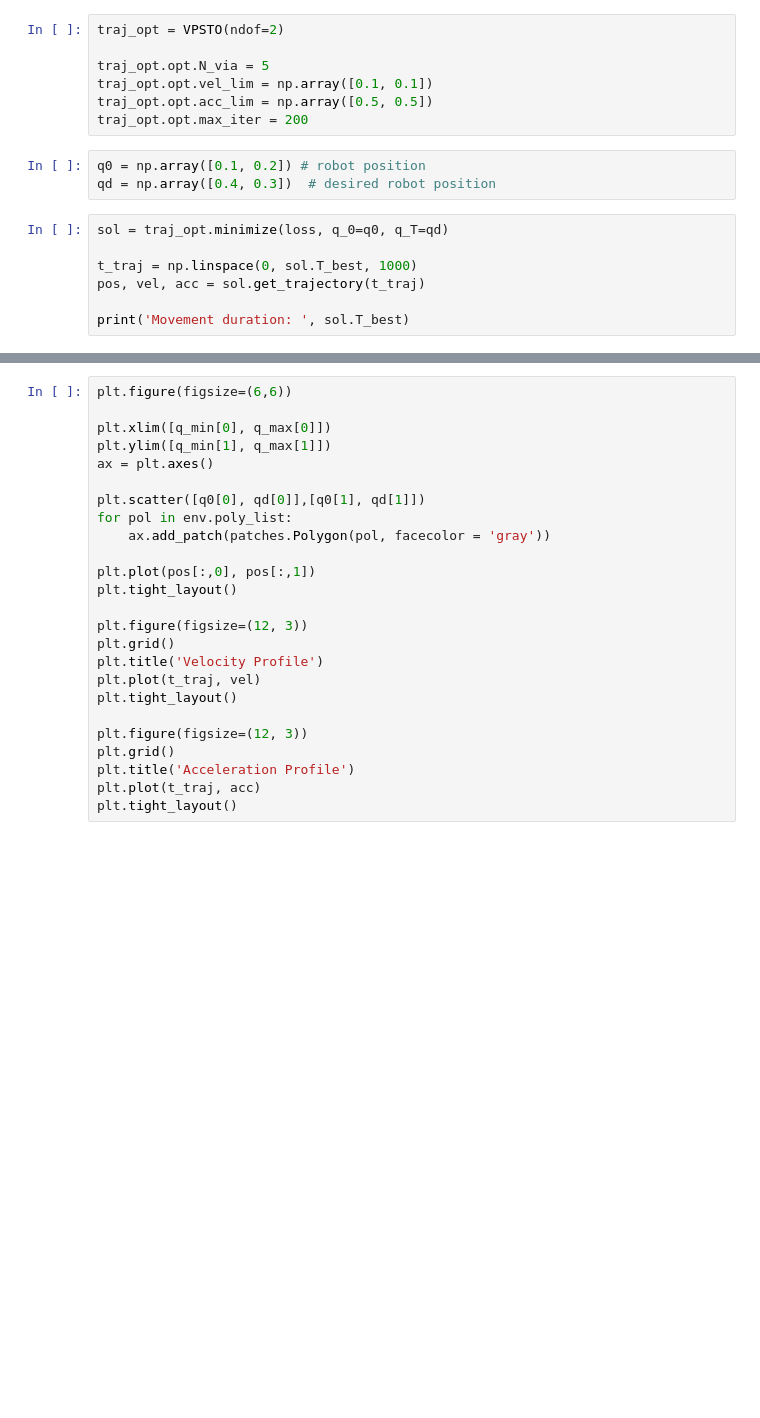
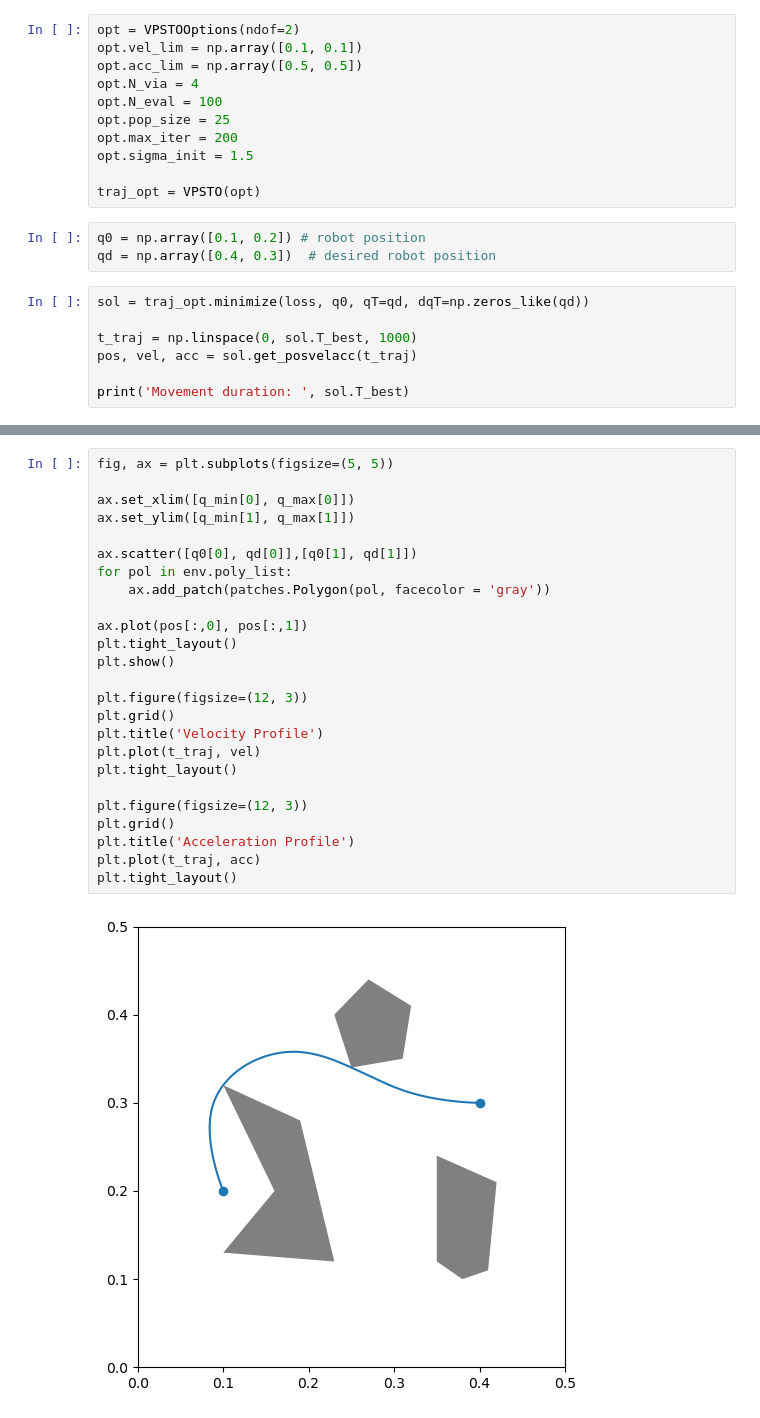
Before and after one commit to JuJankowski/vp-sto, a Jupyter notebook: examples/2D_collision_avoidance_set_final_position.ipynb, the cells around one changed output, grey strips where cells are left out. Saved outputs shown, nothing was run; the diff lists cells and outputs as text; blank space fills up the shorter version.

```diff
--- a/examples/2D_collision_avoidance_set_final_position.ipynb
+++ b/examples/2D_collision_avoidance_set_final_position.ipynb
@@ -48,19 +48,23 @@ def loss(candidates):
     cost_limits = loss_limits(candidates)
     return candidates['T'] + 1e-3 * cost_curvature + 1e3 * cost_collision + 1e3 * cost_limits
 # %%
-traj_opt = VPSTO(ndof=2)
+opt = VPSTOOptions(ndof=2)
+opt.vel_lim = np.array([0.1, 0.1])
+opt.acc_lim = np.array([0.5, 0.5])
+opt.N_via = 4
+opt.N_eval = 100
+opt.pop_size = 25
+opt.max_iter = 200
+opt.sigma_init = 1.5
 
-traj_opt.opt.N_via = 5
-traj_opt.opt.vel_lim = np.array([0.1, 0.1])
-traj_opt.opt.acc_lim = np.array([0.5, 0.5])
-traj_opt.opt.max_iter = 200
+traj_opt = VPSTO(opt)
 # %%
 q0 = np.array([0.1, 0.2]) # robot position
 qd = np.array([0.4, 0.3])  # desired robot position
 # %%
-sol = traj_opt.minimize(loss, q_0=q0, q_T=qd)
+sol = traj_opt.minimize(loss, q0, qT=qd, dqT=np.zeros_like(qd))
 
 t_traj = np.linspace(0, sol.T_best, 1000)
-pos, vel, acc = sol.get_trajectory(t_traj)
+pos, vel, acc = sol.get_posvelacc(t_traj)
 
 print('Movement duration: ', sol.T_best)
@@ -67,25 +74,27 @@ print('Movement duration: ', sol.T_best)
 # %%
-plt.figure(figsize=(6,6))
+fig, ax = plt.subplots(figsize=(5, 5))
 
-plt.xlim([q_min[0], q_max[0]])
-plt.ylim([q_min[1], q_max[1]])
-ax = plt.axes()
+ax.set_xlim([q_min[0], q_max[0]])
+ax.set_ylim([q_min[1], q_max[1]])
 
-plt.scatter([q0[0], qd[0]],[q0[1], qd[1]])
+ax.scatter([q0[0], qd[0]],[q0[1], qd[1]])
 for pol in env.poly_list:
     ax.add_patch(patches.Polygon(pol, facecolor = 'gray'))
 
-plt.plot(pos[:,0], pos[:,1])
+ax.plot(pos[:,0], pos[:,1])
 plt.tight_layout()
+plt.show()
 
 plt.figure(figsize=(12, 3))
 plt.grid()
 plt.title('Velocity Profile')
 plt.plot(t_traj, vel)
 plt.tight_layout()
 
 plt.figure(figsize=(12, 3))
 plt.grid()
 plt.title('Acceleration Profile')
 plt.plot(t_traj, acc)
 plt.tight_layout()
+# %% [output]
+[figure, added]
```
Also changed, not shown: parts of 3 cells of this notebook.
